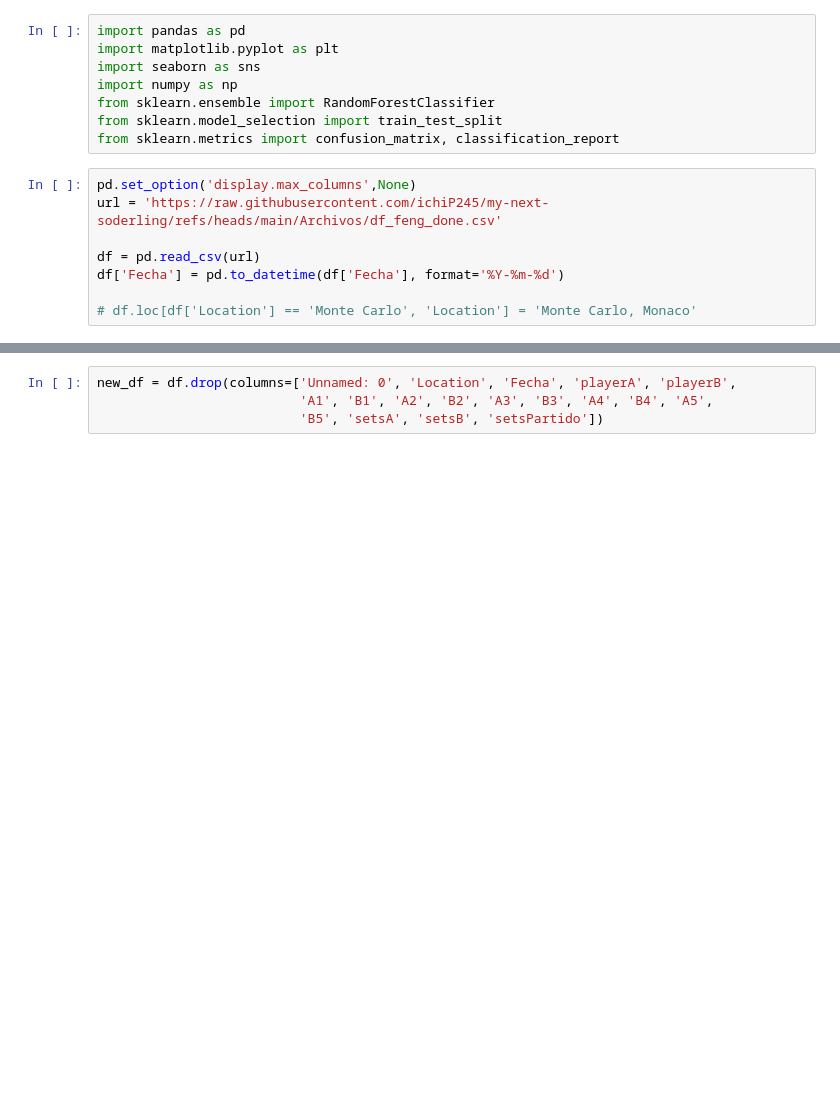
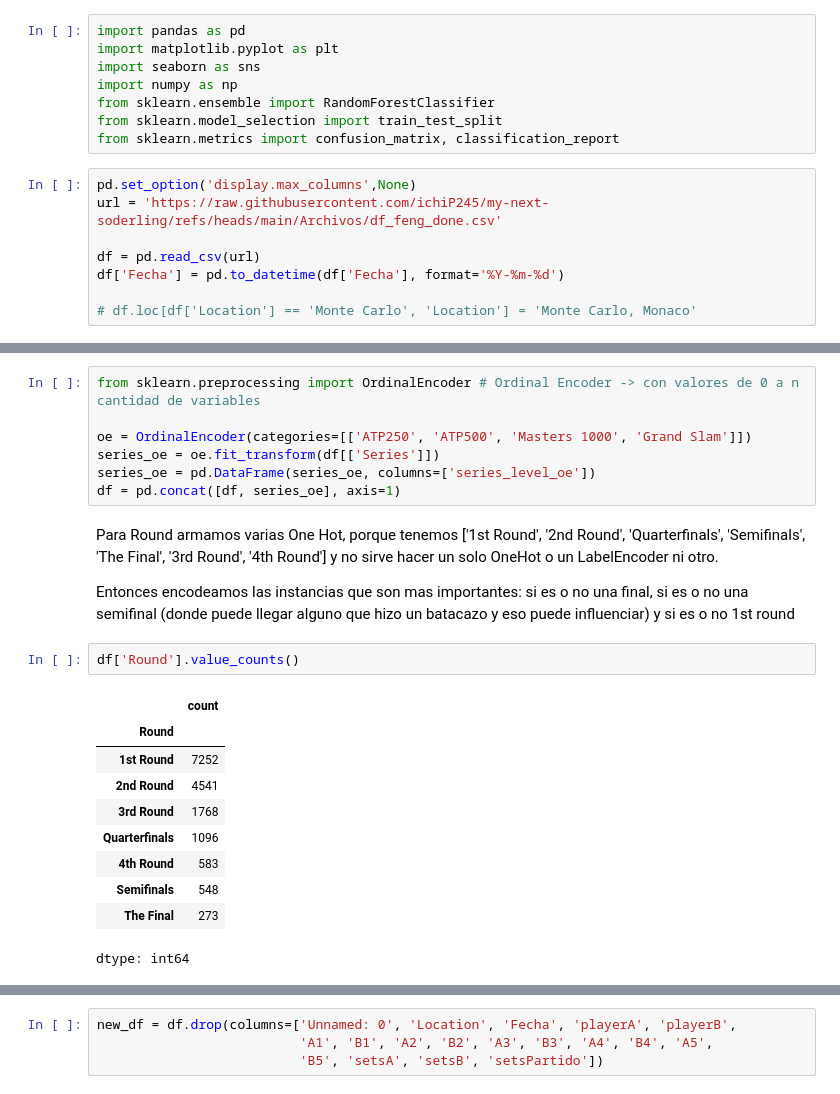
Before and after one commit to ichiP245/my-next-soderling, a Jupyter notebook: Notebooks/ModeloSoderling.ipynb, the cells around one changed output, grey strips where cells are left out. Cells and saved outputs as stored; diff of their text form; blank space fills up the shorter version.

```diff
--- a/Notebooks/ModeloSoderling.ipynb
+++ b/Notebooks/ModeloSoderling.ipynb
@@ -16,0 +35,24 @@ df['Fecha'] = pd.to_datetime(df['Fecha'], format='%Y-%m-%d')
+# %%
+from sklearn.preprocessing import OrdinalEncoder # Ordinal Encoder -> con valores de 0 a n cantidad de variables
+
+oe = OrdinalEncoder(categories=[['ATP250', 'ATP500', 'Masters 1000', 'Grand Slam']])
+series_oe = oe.fit_transform(df[['Series']])
+series_oe = pd.DataFrame(series_oe, columns=['series_level_oe'])
+df = pd.concat([df, series_oe], axis=1)
+# %% [markdown]
+Para Round armamos varias One Hot, porque tenemos ['1st Round', '2nd Round', 'Quarterfinals', 'Semifinals', 'The Final', '3rd Round', '4th Round'] y no sirve hacer un solo OneHot o un LabelEncoder ni otro.
+
+Entonces encodeamos las instancias que son mas importantes: si es o no una final, si es o no una semifinal (donde puede llegar alguno que hizo un batacazo y eso puede influenciar) y si es o no 1st round
+# %%
+df['Round'].value_counts()
+# %% [output]
+|  | count |
+| Round |  |
+| 1st Round | 7252 |
+| 2nd Round | 4541 |
+| 3rd Round | 1768 |
+| Quarterfinals | 1096 |
+| 4th Round | 583 |
+| Semifinals | 548 |
+| The Final | 273 |
+dtype: int64
```
Also changed, not shown: parts of 16 cells of this notebook, 2 other files.
